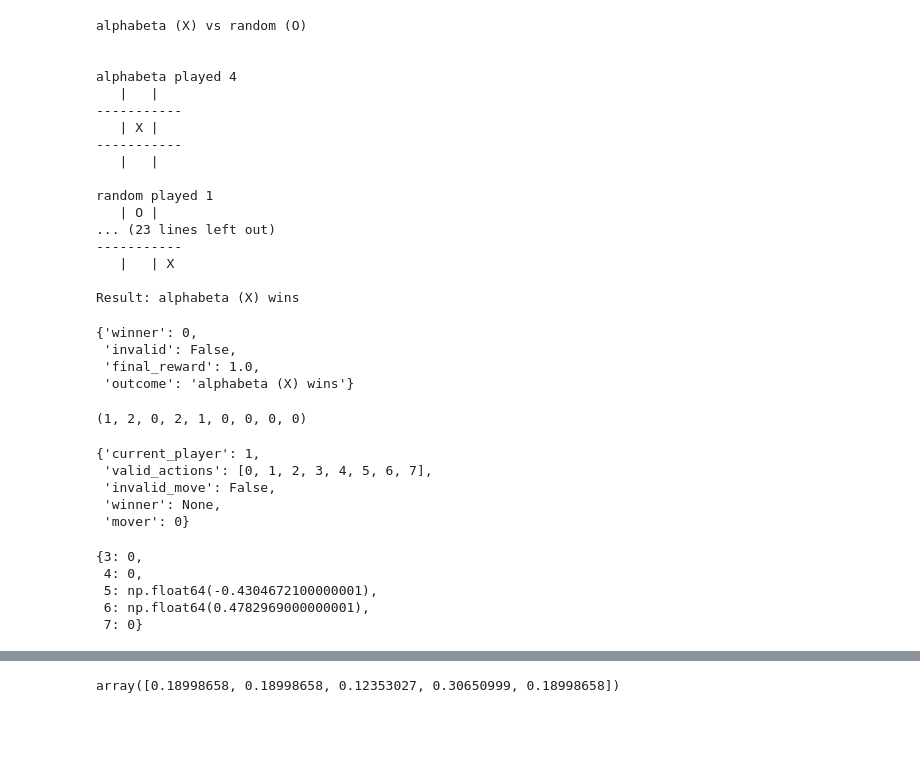
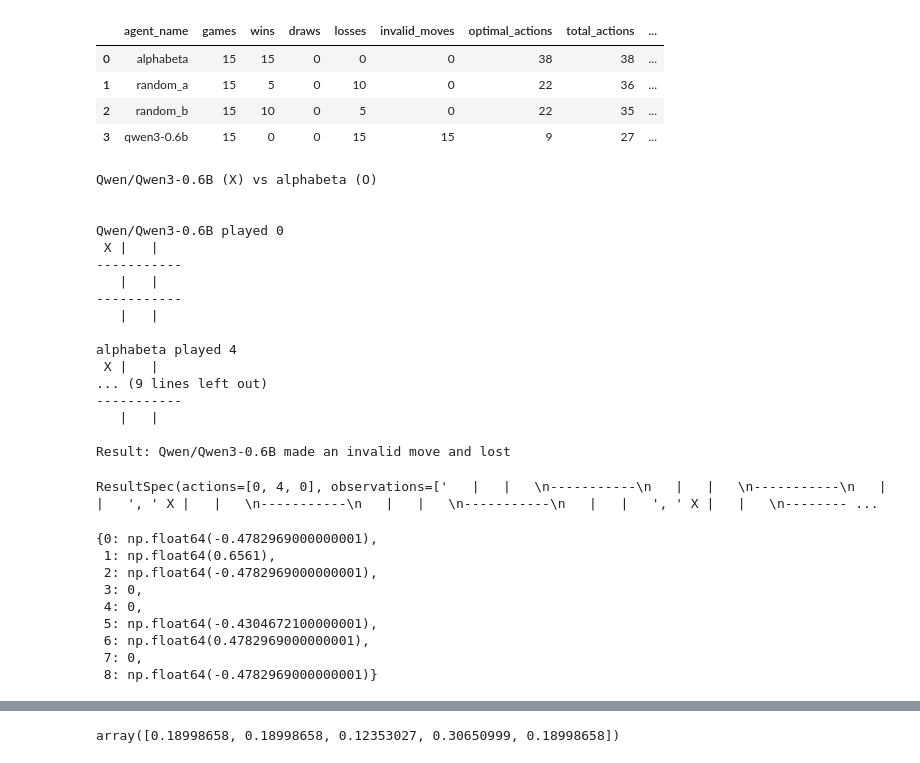
Before and after one commit to gdubbs100/LLMs_and_tictactoe, a Jupyter notebook: scratch.ipynb, the cells around one changed output, grey strips where cells are left out. Cells and saved outputs as stored; diff of their text form; code cells hidden in the pictures; blank space fills up the shorter version.

```diff
--- a/scratch.ipynb
+++ b/scratch.ipynb
@@ -1,7 +1,20 @@
+# %%
+import pandas as pd
+
+df = pd.read_csv('results/example_tournament/agent_stats.csv')
+
+df
+# %% [output]
+|  | agent_name | games | wins | draws | losses | invalid_moves | optimal_actions | total_actions | ... |
+| 0 | alphabeta | 15 | 15 | 0 | 0 | 0 | 38 | 38 | ... |
+| 1 | random_a | 15 | 5 | 0 | 10 | 0 | 22 | 36 | ... |
+| 2 | random_b | 15 | 10 | 0 | 5 | 0 | 22 | 35 | ... |
+| 3 | qwen3-0.6b | 15 | 0 | 0 | 15 | 15 | 9 | 27 | ... |
 # %%
 from agents.human import HumanAgent
 from agents.random_agent import RandomAgent
 from agents.alphabeta_agent import AlphaBetaAgent
+from agents.hf_llm_agent import HFLLMAgent
 from agents.play import play_game
 from environment.tictactoe_env import BoardSpec, TicTacToeEnv
 
@@ -17,8 +30,22 @@ env = TicTacToeEnv(
     render_mode = "human"
 )
 
-p1 = AlphaBetaAgent(env)
-p2 = RandomAgent(seed=42)#AlphaBetaAgent(env)
+p2 = AlphaBetaAgent(env)
+# p2 = RandomAgent(seed=42)#AlphaBetaAgent(env)
+p1 = HFLLMAgent(
+    model_name="Qwen/Qwen3-0.6B",
+    base_prompt="""You are playing Tic-Tac-Toe.
+        Actions are integers in [0, 8] indexing cells in row-major order:
+
+         0 | 1 | 2
+        -----------
+         3 | 4 | 5
+        -----------
+         6 | 7 | 8
+
+        View the board state and select the best available action to win.
+        Respond with a single integer selected from 'valid moves'. Do not provide explanation."""
+)
 
 play_game(env, agents = (p1, p2), verbose=True)
 
@@ -27,24 +54,21 @@ play_game(env, agents = (p1, p2), verbose=True)
 
 # play_game(env, agents = (p1, p2), verbose=True)
 # %% [output]
-alphabeta (X) vs random (O)
+Qwen/Qwen3-0.6B (X) vs alphabeta (O)
 
 
-alphabeta played 4
+Qwen/Qwen3-0.6B played 0
+ X |   |
+-----------
    |   |
------------
-   | X |
 -----------
    |   |
 
-random played 1
-   | O |
-... (23 lines left out)
+alphabeta played 4
+ X |   |
+... (9 lines left out)
 -----------
-   |   | X
+   |   |
 
-Result: alphabeta (X) wins
+Result: Qwen/Qwen3-0.6B made an invalid move and lost
-{'winner': 0,
- 'invalid': False,
- 'final_reward': 1.0,
- 'outcome': 'alphabeta (X) wins'}
+ResultSpec(actions=[0, 4, 0], observations=['   |   |   \n-----------\n   |   |   \n-----------\n   |   |   ', ' X |   |   \n-----------\n   |   |   \n-----------\n   |   |   ', ' X |   |   \n-------- ...
@@ -54,15 +75,3 @@ env._board = (1, 2, 0, 2, 1, 0, 0, 0, 0)
-# %%
-env.board
-# %% [output]
-(1, 2, 0, 2, 1, 0, 0, 0, 0)
-# %%
-info
-# %% [output]
-{'current_player': 1,
- 'valid_actions': [0, 1, 2, 3, 4, 5, 6, 7],
- 'invalid_move': False,
- 'winner': None,
- 'mover': 0}
 # %%
 from agents.alphabeta_agent import negamax, apply_move
 obs, info = env.reset()
@@ -71,7 +80,7 @@ next_obs, _, _, _, info = env.step(1)
 next_obs, _, _, _, info = env.step(2)
 next_obs, _, _, _, info = env.step(8)
 values = dict()
-for i in info['valid_actions']:
+for i in range(0,9):
     values[i] = -negamax(
         apply_move(
             board = env.board,
@@ -82,8 +91,12 @@ for i in info['valid_actions']:
 
 values
 # %% [output]
-{3: 0,
+{0: np.float64(-0.4782969000000001),
+ 1: np.float64(0.6561),
+ 2: np.float64(-0.4782969000000001),
+ 3: 0,
  4: 0,
  5: np.float64(-0.4304672100000001),
  6: np.float64(0.4782969000000001),
- 7: 0}
+ 7: 0,
+ 8: np.float64(-0.4782969000000001)}
```
Also changed, not shown: parts of 4 cells of this notebook, 36 other files.
